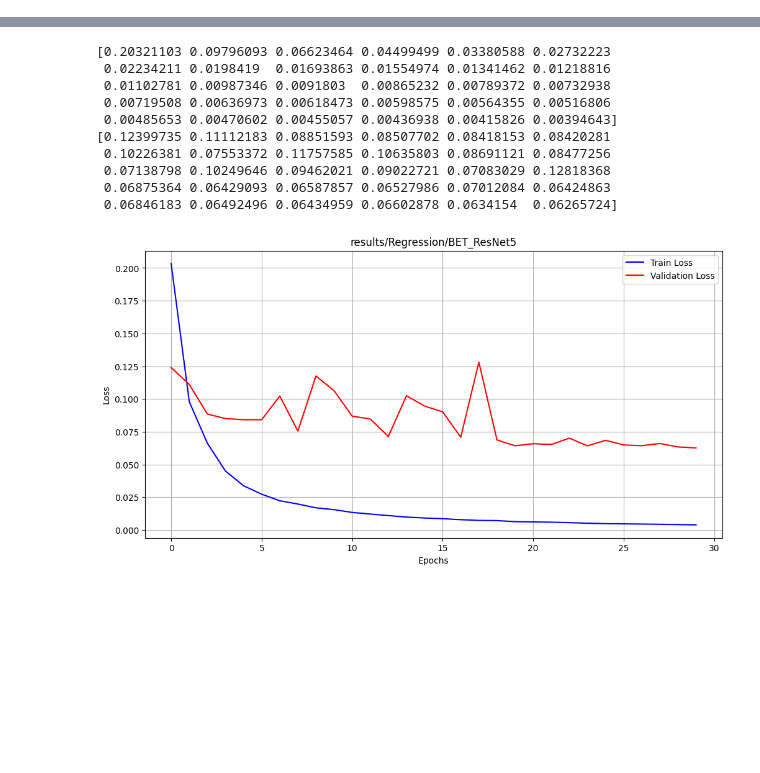
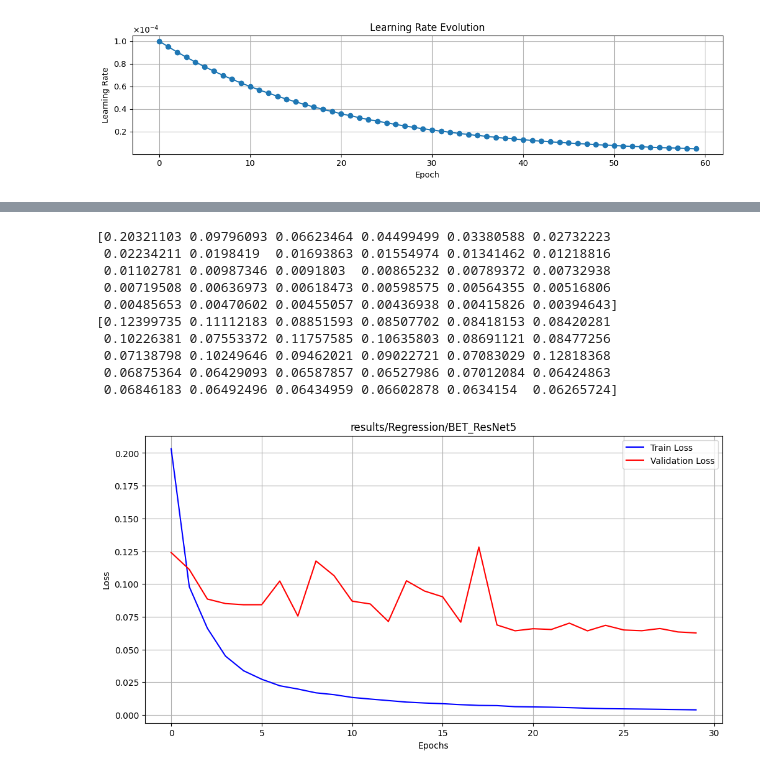
Before and after one commit to Hip02/CrowdMonitoring_Hip, a Jupyter notebook: DeepLearning/deep_learning_first_try.ipynb, the cells around one changed output, grey strips where cells are left out. Cells and saved outputs as stored; diff of their text form; code cells hidden in the pictures; blank space fills up the shorter version.

```diff
--- a/DeepLearning/deep_learning_first_try.ipynb
+++ b/DeepLearning/deep_learning_first_try.ipynb
@@ -93,3 +75,30 @@ all_train_losses = np.array(all_train_losses)
 all_val_losses = np.array(all_val_losses)
 
 plot_multiple_learning_curves(all_train_losses, all_val_losses, resultsPath)
+# %%
+import matplotlib.pyplot as plt
+import matplotlib.ticker as ticker
+
+
+# Paramètres donnés
+initial_lr = 0.0001
+gamma = 0.95
+epochs = 60
+
+# Calcul du LR pour chaque epoch
+lr_values = [initial_lr * (gamma ** epoch) for epoch in range(epochs)]
+
+# Tracé
+plt.figure(figsize=(11, 3))
+plt.plot(range(epochs), lr_values, marker='o')
+plt.title("Learning Rate Evolution")
+plt.xlabel("Epoch")
+plt.ylabel("Learning Rate")
+plt.grid(True)
+# Activation de la notation scientifique pour l'axe y
+plt.gca().yaxis.set_major_formatter(ticker.ScalarFormatter(useMathText=True))
+plt.ticklabel_format(axis='y', style='sci', scilimits=(0, 0))
+plt.tight_layout()
+plt.show()
+# %% [output]
+[figure, added]
```
Also changed, not shown: parts of 5 cells of this notebook, 17 other files.
